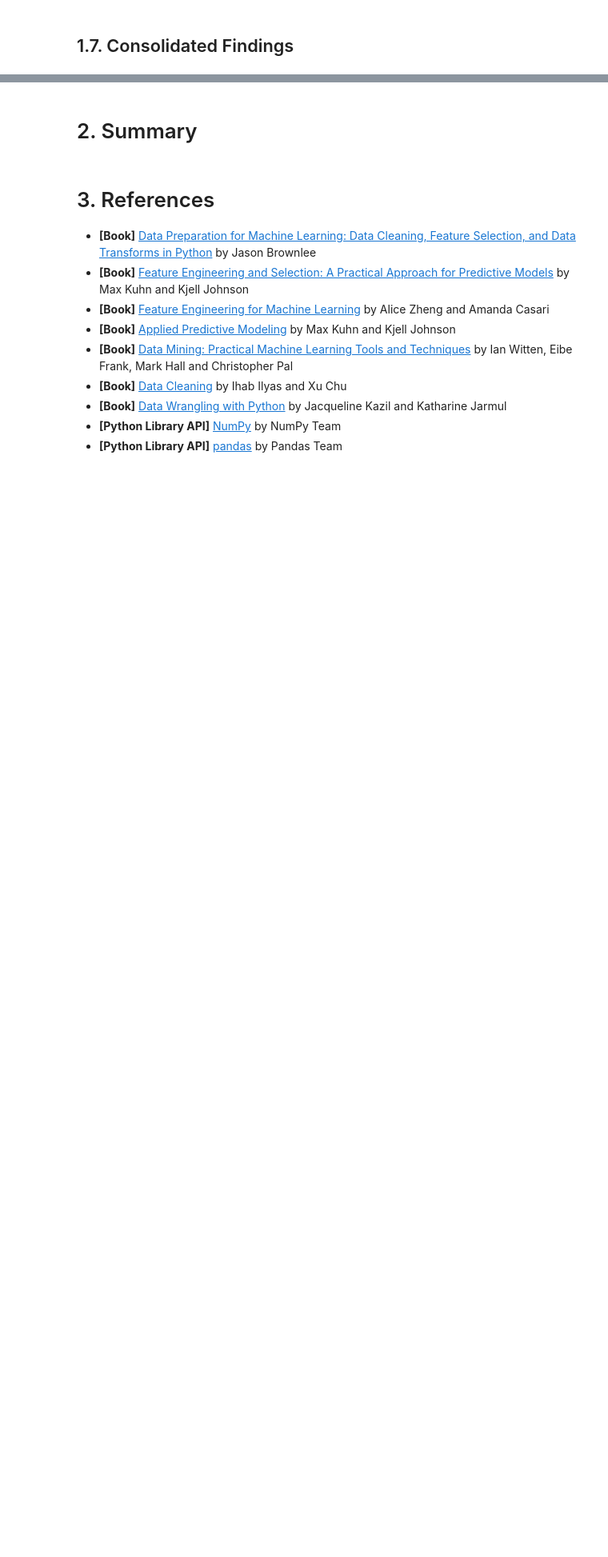
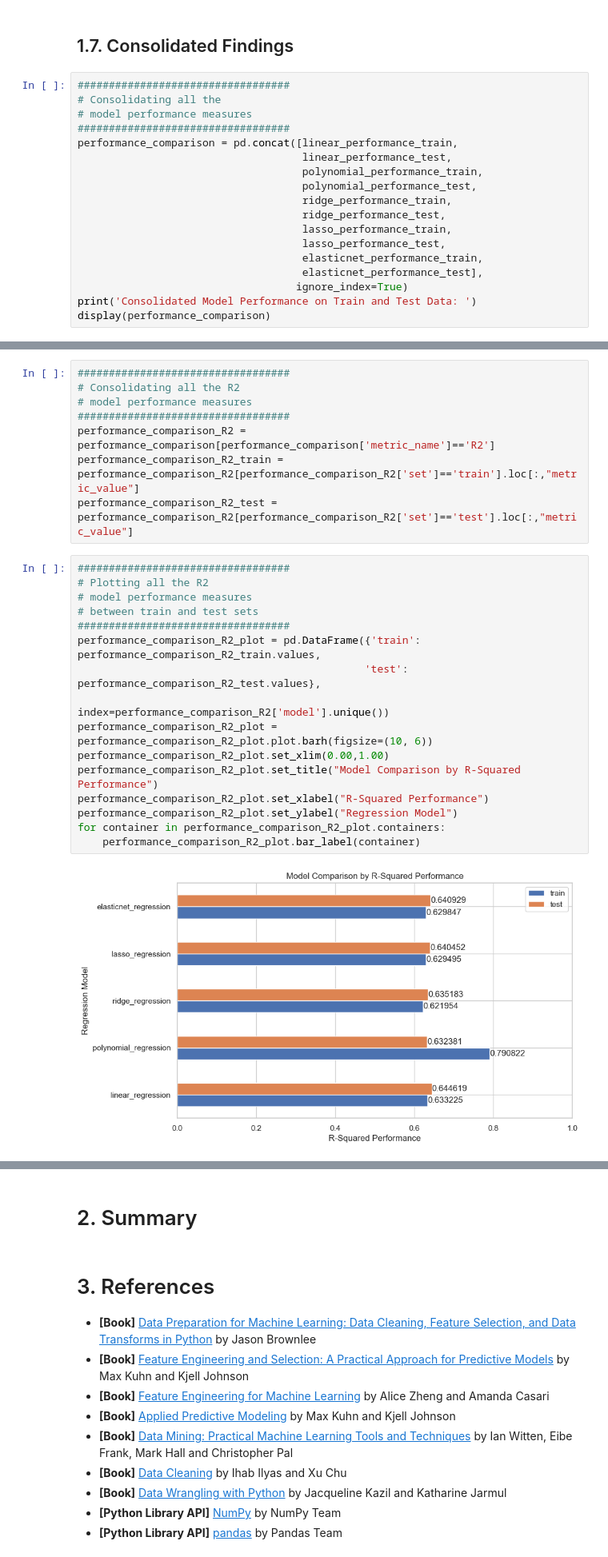
Before and after one commit to JohnPaulinePineda/Supervised-Machine-Learning-Regression-Final-Assignment, a Jupyter notebook: RegressionForMachineLearning_FinalAssignment.ipynb, the cells around one changed output, grey strips where cells are left out. Shown at 80% size. Drawn from its saved outputs; the diff is of its cells as text; blank space fills up the shorter version.

```diff
--- a/RegressionForMachineLearning_FinalAssignment.ipynb
+++ b/RegressionForMachineLearning_FinalAssignment.ipynb
@@ -2603,3 +2603,21 @@ axes.set(xlabel='Actual Cancer Rate',
 [figure]
 # %% [markdown]
 ## 1.7. Consolidated Findings <a class="anchor" id="1.7"></a>
+# %%
+##################################
+# Consolidating all the
+# model performance measures
+##################################
+performance_comparison = pd.concat([linear_performance_train,
+                                    linear_performance_test,
+                                    polynomial_performance_train,
+                                    polynomial_performance_test,
+                                    ridge_performance_train,
+                                    ridge_performance_test,
+                                    lasso_performance_train,
+                                    lasso_performance_test,
+                                    elasticnet_performance_train,
+                                    elasticnet_performance_test],
+                                   ignore_index=True)
+print('Consolidated Model Performance on Train and Test Data: ')
+display(performance_comparison)
@@ -2605,0 +2643,26 @@ axes.set(xlabel='Actual Cancer Rate',
+# %%
+##################################
+# Consolidating all the R2
+# model performance measures
+##################################
+performance_comparison_R2 = performance_comparison[performance_comparison['metric_name']=='R2']
+performance_comparison_R2_train = performance_comparison_R2[performance_comparison_R2['set']=='train'].loc[:,"metric_value"]
+performance_comparison_R2_test = performance_comparison_R2[performance_comparison_R2['set']=='test'].loc[:,"metric_value"]
+# %%
+##################################
+# Plotting all the R2
+# model performance measures
+# between train and test sets
+##################################
+performance_comparison_R2_plot = pd.DataFrame({'train': performance_comparison_R2_train.values,
+                                              'test': performance_comparison_R2_test.values},
+                                              index=performance_comparison_R2['model'].unique())
+performance_comparison_R2_plot = performance_comparison_R2_plot.plot.barh(figsize=(10, 6))
+performance_comparison_R2_plot.set_xlim(0.00,1.00)
+performance_comparison_R2_plot.set_title("Model Comparison by R-Squared Performance")
+performance_comparison_R2_plot.set_xlabel("R-Squared Performance")
+performance_comparison_R2_plot.set_ylabel("Regression Model")
+for container in performance_comparison_R2_plot.containers:
+    performance_comparison_R2_plot.bar_label(container)
+# %% [output]
+[figure, added]
```
Also changed, not shown: parts of 6 cells of this notebook.
